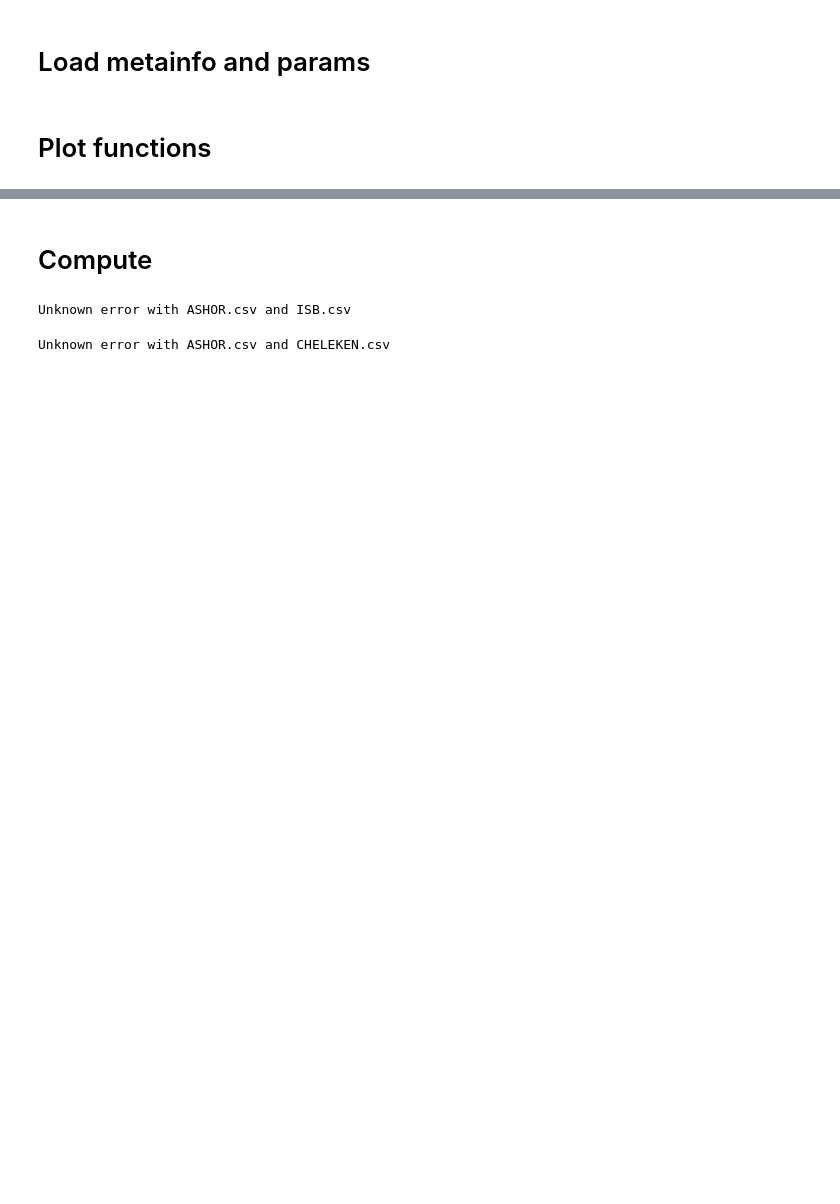
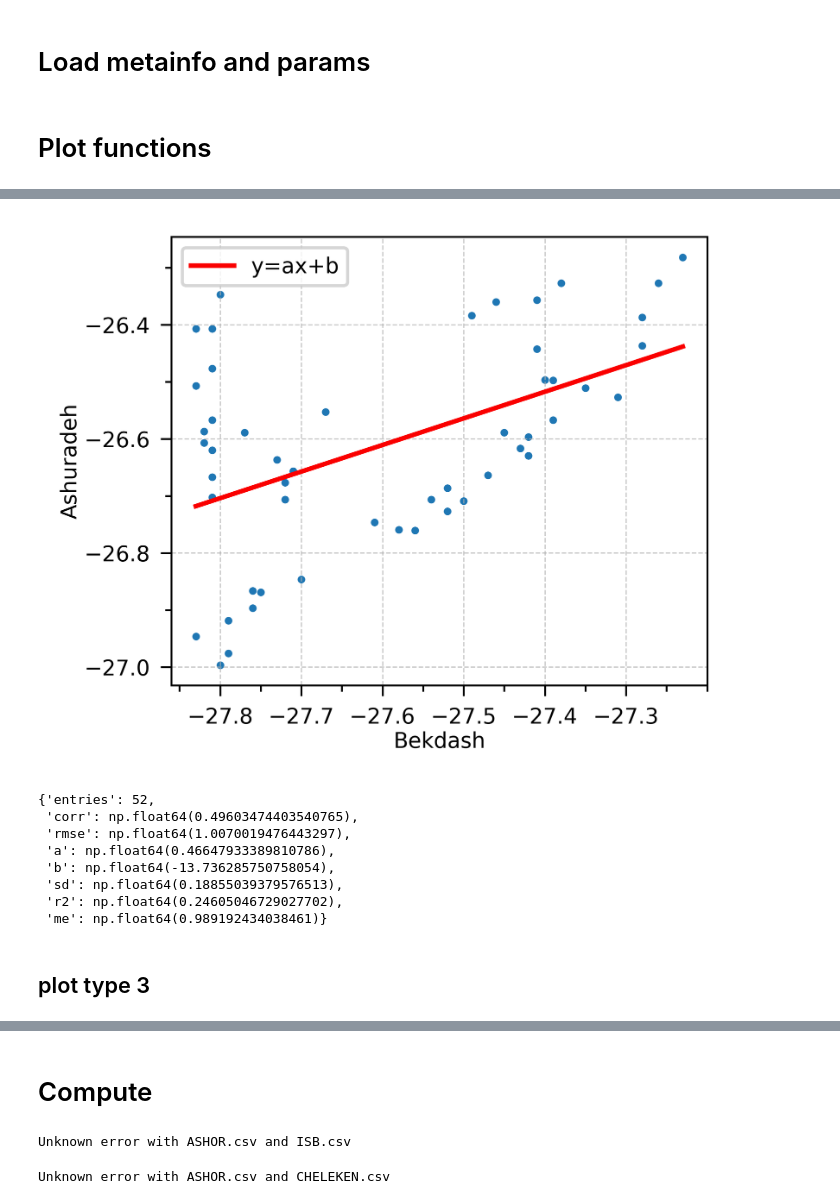
Before and after one commit to GammaFuncti0n/CaspianSeaLevel, a Jupyter notebook: sea_level.ipynb, the cells around one changed output, grey strips where cells are left out. Drawn from its saved outputs; the diff is of its cells as text; code cells hidden in the pictures; blank space fills up the shorter version.

```diff
--- a/sea_level.ipynb
+++ b/sea_level.ipynb
@@ -142,6 +334,4 @@ def plot_type_1(data_1: pd.DataFrame, data_2: pd.DataFrame, name_1: str, name_2:
 # %%
-
-
 def plot_type_2(data_1: pd.DataFrame, data_2: pd.DataFrame, name_1: str, name_2: str, save: bool=False) -> Dict:
     '''
     Make plot type 2
@@ -184,7 +374,8 @@ def plot_type_2(data_1: pd.DataFrame, data_2: pd.DataFrame, name_1: str, name_2:
         plt.legend()
     elif((width==80) and (height==60)):
         ax.scatter(df_dummy['sea_level_post2'], df_dummy['sea_level_post1'], s=2.2, color=figure_2_color_1)
-        ax.plot([x_min_, x_max_],[x_min_*statistics['a']+statistics['b'], x_max_*statistics['a']+statistics['b']], linewidth=1.5, color=figure_2_color_2)
+        ax.plot([x_min_, x_max_],[x_min_*statistics['a']+statistics['b'], x_max_*statistics['a']+statistics['b']], linewidth=1.5, color=figure_2_color_2, label='y=ax+b')
+        plt.legend()
     else:
         raise ValueError(f"Unknown format: {width=}, {height=}")
 
@@ -192,6 +383,29 @@ def plot_type_2(data_1: pd.DataFrame, data_2: pd.DataFrame, name_1: str, name_2:
     plt.ylabel(name_1, labelpad=1)
 
     ax.grid(True)
+    axconf = ScatterAxisConfig(x_min_, x_max_, y_min_, y_max_)
+    ax = axconf.apply(ax)
+    # ax.xaxis.set_major_locator(MaxNLocator(nbins=6, prune='both'))
+    ticks = ax.get_xticks()
+    if len(ticks) >= 7:
+        ax.set_xticks(ticks[2:-1])
+
+    # ticks = ax.get_yticks()
+    # if len(ticks) >= 7:
+    #     ax.set_yticks(ticks[1:-2])
+    # ax.xaxis.set_major_locator(MaxNLocator(nbins=6, prune='both'))
+    # ax.xaxis.set_major_locator(MaxNLocator(nbins=5, prune='upper'))
+    # ticks = ax.get_xticks()
+    # if ticks[-1] >= x_max_:
+    #     x_max_ = x_max_ + (ticks[-1]-x_max_)/2
+    # else:
+    #     x_max_ = x_max_ + 0.1
+
+    #delta = np.mean(ticks[1:]-ticks[:-1])/2
+
+    # ax.set_xlim(x_min_-0.1, x_max_)
+    # ax.set_ylim(y_min_-0.1, y_max_+0.1)
+    #ax.xaxis.set_major_locator(MaxNLocator(nbins=5, prune='upper'))
 
     if save:
         fig.savefig(f'{PLOTS_DIR}/{name_1}_{name_2}/figure_type_2.pdf', format='pdf', dpi=600)
@@ -243 +455,22 @@ def stat(x: np.ndarray, y: np.ndarray) -> Dict:
+# %%
+name_eng_1, name_eng_2 = ('Ashuradeh', 'Bekdash')
+post_name_1, file_name_1, post_name_2, file_name_2 = name_eng_1, post_info_df[post_info_df['name_eng']==name_eng_1]['file_name'].item(), name_eng_2, post_info_df[post_info_df['name_eng']==name_eng_2]['file_name'].item()
+data_1 = pd.read_csv(os.path.join(POSTS_DIR, file_name_1))
+data_2 = pd.read_csv(os.path.join(POSTS_DIR, file_name_2))
+
+data_1['datetime'] = pd.to_datetime(data_1['datetime'], format='%m-%Y')
+data_2['datetime'] = pd.to_datetime(data_2['datetime'], format='%m-%Y')
+plot_type_2(data_1, data_2, post_name_1, post_name_2, save=False)
+# %% [output]
+[figure, added]
+{'entries': 52,
+ 'corr': np.float64(0.49603474403540765),
+ 'rmse': np.float64(1.0070019476443297),
+ 'a': np.float64(0.46647933389810786),
+ 'b': np.float64(-13.736285750758054),
+ 'sd': np.float64(0.18855039379576513),
+ 'r2': np.float64(0.24605046729027702),
+ 'me': np.float64(0.989192434038461)}
+# %% [markdown]
+## plot type 3
 # %%
```
Also changed, not shown: parts of 22 cells of this notebook, 10 other files.
